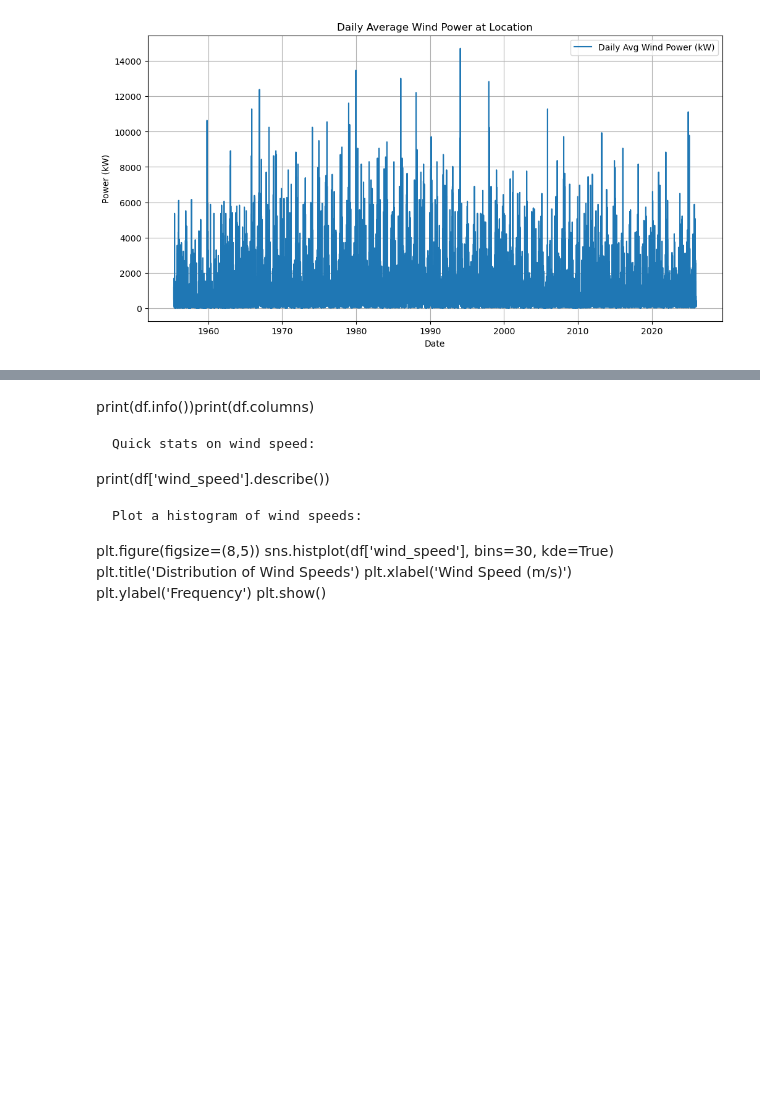
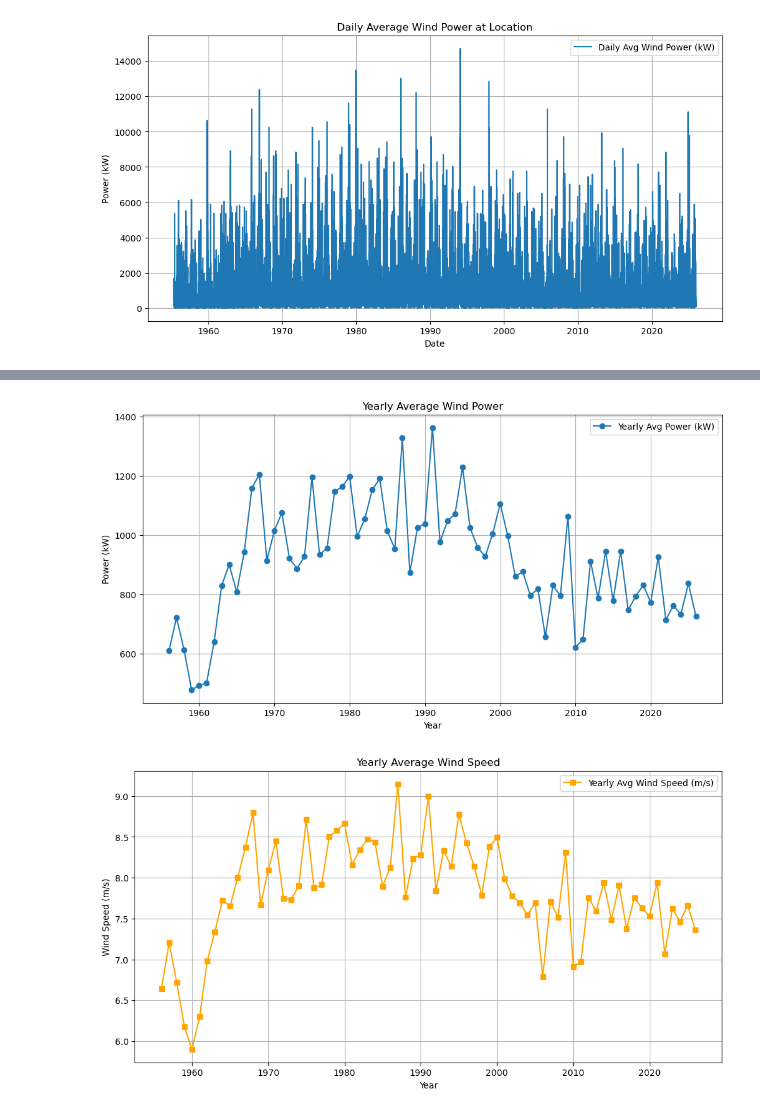
Before and after one commit to CherylClarke/PROGRAMMING-FOR-DATA-ANALYTICS, a Jupyter notebook: project/project.ipynb, the cells around one changed output, grey strips where cells are left out. Saved outputs shown, nothing was run; the diff lists cells and outputs as text; code cells hidden in the pictures; blank space fills up the shorter version.

```diff
--- a/project/project.ipynb
+++ b/project/project.ipynb
@@ -270,16 +263,35 @@ plt.show()
-# %% [markdown]
-
-print(df.info())print(df.columns)
-
-    Quick stats on wind speed:
-
-print(df['wind_speed'].describe())
-
-    Plot a histogram of wind speeds:
-
-plt.figure(figsize=(8,5))
-sns.histplot(df['wind_speed'], bins=30, kde=True)
-plt.title('Distribution of Wind Speeds')
-plt.xlabel('Wind Speed (m/s)')
-plt.ylabel('Frequency')
-plt.show()
+# %%
+# Resample the inforamtion to yearly average power
+yearly_power = df_time['Power_kW'].resample('Y').mean()
+
+# plot for the average wind speed yearly
+yearly_wind_speed = df_time['MeanWindSpeed_mps'].resample('Y').mean()
+
+# Plot yearly average power
+
+
+plt.figure(figsize=(12,6))
+plt.plot(yearly_power.index, yearly_power.values, marker='o', linestyle='-', label='Yearly Avg Power (kW)')
+plt.xlabel('Year')
+plt.ylabel('Power (kW)')
+plt.title('Yearly Average Wind Power')
+plt.grid(True)
+plt.legend()
+plt.show()
+
+# Plot yearly average wind speed
+
+
+plt.figure(figsize=(12,6))
+plt.plot(yearly_wind_speed.index, yearly_wind_speed.values, marker='s', color='orange', label='Yearly Avg Wind Speed (m/s)')
+plt.xlabel('Year')
+plt.ylabel('Wind Speed (m/s)')
+plt.title('Yearly Average Wind Speed')
+plt.grid(True)
+plt.legend()
+plt.show()
+
+# References used to help with this : Chatgpt:https://chatgpt.com/c/69641c2e-5e34-8332-8bad-4c21c01168e5 , accessed 11/01/26.
+# %% [output]
+[figure, added]
+[figure, added]
```
Also changed, not shown: parts of 5 cells of this notebook, 1 other file.
